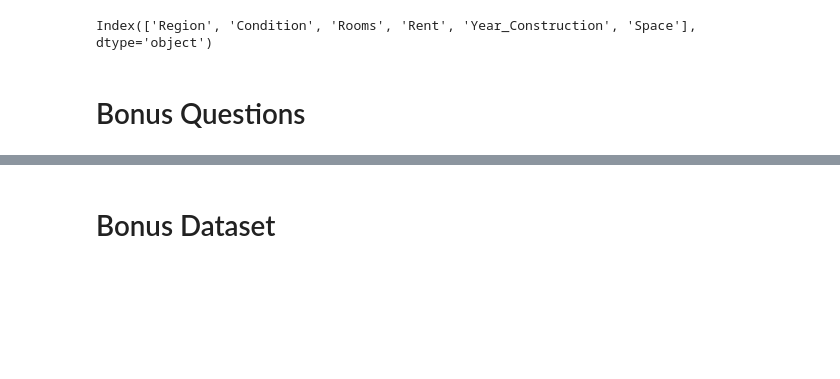
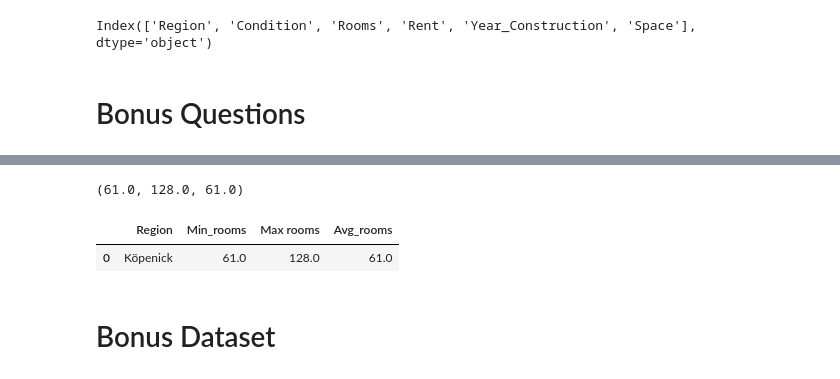
Before and after one commit to Kpantigere/Batch_Fall_23_DataA_nalytics, a Jupyter notebook: Copy_of_Introduction_to_Pandas_Homework_UMI.ipynb, the cells around one changed output, grey strips where cells are left out. Saved outputs shown, nothing was run; the diff lists cells and outputs as text; code cells hidden in the pictures; blank space fills up the shorter version.

```diff
--- a/Copy_of_Introduction_to_Pandas_Homework_UMI.ipynb
+++ b/Copy_of_Introduction_to_Pandas_Homework_UMI.ipynb
@@ -318,4 +289,17 @@ Name: avg_rent, dtype: float64
 # %%
 # What are the min, max and average number of rooms of the apartments in 'Köpenick'?
+agg_rooms_Kopenick = agg_region_condition1[agg_region_condition1['Region']=='Köpenick']
+agg_rooms_Kopenick_min = agg_rooms_Kopenick['total_rooms'].min()
+agg_rooms_Kopenick_max = agg_rooms_Kopenick['total_rooms'].max()
+agg_rooms_Kopenick_ave_rooms = agg_rooms_Kopenick['total_rooms'] .min()
+agg_rooms_Kopenick_min, agg_rooms_Kopenick_max, agg_rooms_Kopenick_ave_rooms
+# %% [output]
+(61.0, 128.0, 61.0)
+# %%
+Köpenick_rooms_stats = pd.DataFrame({'Region':'Köpenick', 'Min_rooms':[agg_rooms_Kopenick_min], 'Max rooms':[agg_rooms_Kopenick_max], 'Avg_rooms':[agg_rooms_Kopenick_ave_rooms]})
+Köpenick_rooms_stats
+# %% [output]
+|  | Region | Min_rooms | Max rooms | Avg_rooms |
+| 0 | Köpenick | 61.0 | 128.0 | 61.0 |
 # %%
 # Calculate the average rent of each region for new buildings, that means buildings built after 1950.
```
Also changed, not shown: parts of 10 cells of this notebook.
